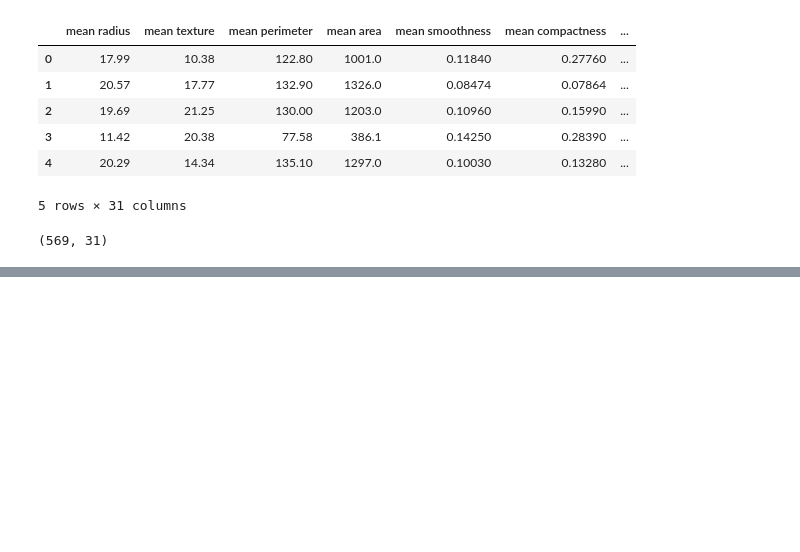
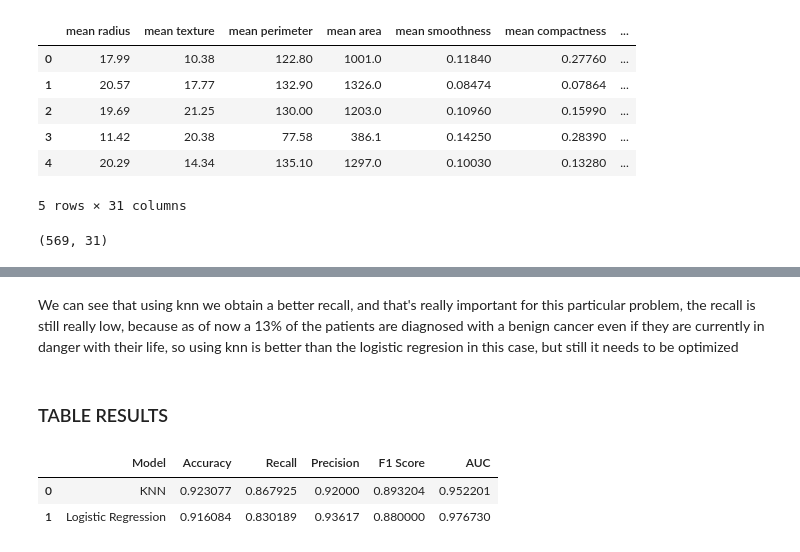
Before and after one commit to LeoBello00/jbook_ml202330, a Jupyter notebook: docs/notebooks.ipynb, the cells around one changed output, grey strips where cells are left out. Cells and saved outputs as stored; diff of their text form; code cells hidden in the pictures; blank space fills up the shorter version.

```diff
--- a/docs/notebooks.ipynb
+++ b/docs/notebooks.ipynb
@@ -34,0 +283,28 @@ df_cancer.shape
+# %% [markdown]
+We can see that using knn we obtain a better recall, and that's really important for this particular problem, the recall is still really low, because as of now a 13% of the patients are diagnosed with a benign cancer even if they are currently in danger with their life, so using knn is better than the logistic regresion in this case, but still it needs to be optimized
+# %% [markdown]
+### TABLE RESULTS
+# %%
+from sklearn.metrics import classification_report, f1_score, precision_score, roc_auc_score
+
+# Calculate the classification report for KNN
+knn_report = classification_report(y_test, gridKn.predict(X_test), target_names=['Malignant', 'Benign'])
+
+# Calculate the classification report for Logistic Regression
+lr_report = classification_report(y_test, gridLr.predict(X_test), target_names=['Malignant', 'Benign'])
+
+# Create a DataFrame to store the results
+df_report = pd.DataFrame({'Model': ['KNN', 'Logistic Regression'],
+                          'Accuracy': [gridKn.score(X_test, y_test), gridLr.score(X_test, y_test)],
+                          'Recall': [recall_score(y_test, gridKn.predict(X_test)), recall_score(y_test, gridLr.predict(X_test))],
+                          'Precision': [precision_score(y_test, gridKn.predict(X_test)), precision_score(y_test, gridLr.predict(X_test))],
+                          'F1 Score': [f1_score(y_test, gridKn.predict(X_test)), f1_score(y_test, gridLr.predict(X_test))],
+                          'AUC': [roc_auc_score(y_test, gridKn.predict_proba(X_test)[:, 1]), roc_auc_score(y_test, gridLr.predict_proba(X_test)[:, 1])]
+                         })
+
+# Display the DataFrame
+df_report
+# %% [output]
+|  | Model | Accuracy | Recall | Precision | F1 Score | AUC |
+| 0 | KNN | 0.923077 | 0.867925 | 0.92000 | 0.893204 | 0.952201 |
+| 1 | Logistic Regression | 0.916084 | 0.830189 | 0.93617 | 0.880000 | 0.976730 |
```
Also changed, not shown: parts of 31 cells of this notebook.
